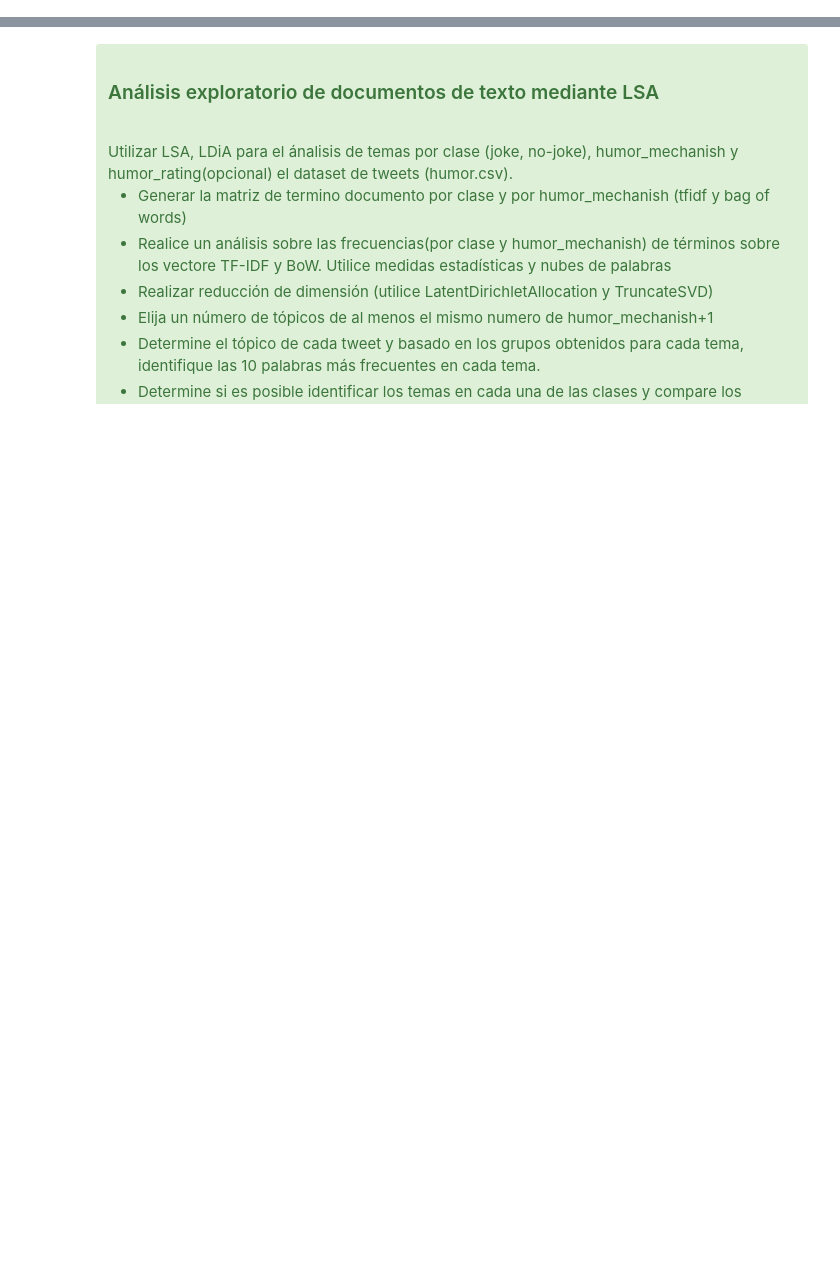
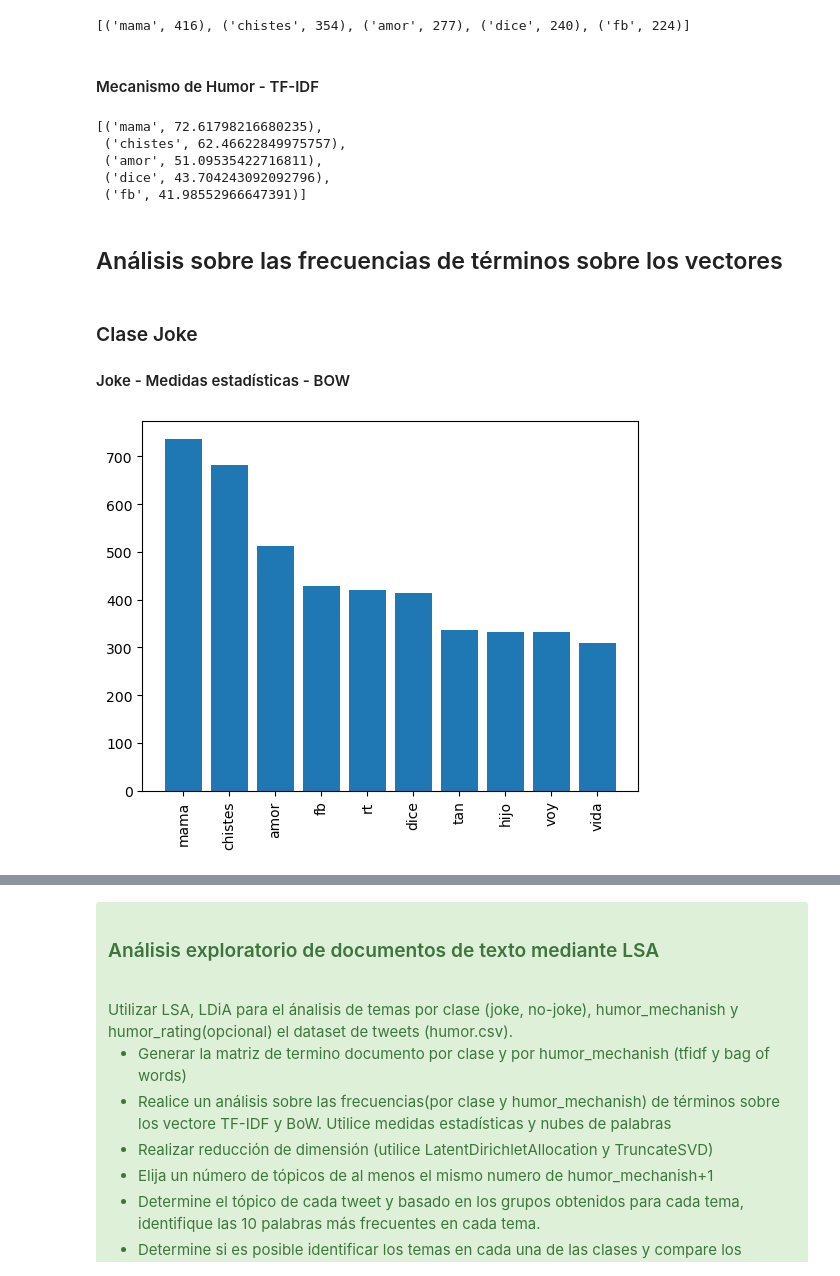
Before and after one commit to trigonocephalus/Master, a Jupyter notebook: INFOTECT/EDA/Análisis exploratorio en colecciones de texto/unidad5/unidad 5 jagc.ipynb, the cells around one changed output, grey strips where cells are left out. Saved outputs shown, nothing was run; the diff lists cells and outputs as text; code cells hidden in the pictures; blank space fills up the shorter version.

```diff
--- a/INFOTECT/EDA/Análisis exploratorio en colecciones de texto/unidad5/unidad 5 jagc.ipynb
+++ b/INFOTECT/EDA/Análisis exploratorio en colecciones de texto/unidad5/unidad 5 jagc.ipynb
@@ -0,0 +22,4 @@
+# %%
+data=pd.read_csv(filepath_or_buffer = "humor.csv",
+                 delimiter = ',',
+                 index_col = 0)
@@ -0,0 +30,2 @@
+# %%
+X_joke =data[data.klass=='joke'].text
@@ -0,0 +34,9 @@
+# %%
+vectorizer = CountVectorizer(tokenizer=my_tokenizer).fit(X_joke)
+bag_of_words = vectorizer.transform(X_joke)
+sum_words = bag_of_words.sum(axis=0)
+words_count_joke_bow = dict([(word, sum_words[0, idx]) for word, idx in vectorizer.vocabulary_.items()])
+words_count_joke_bow = Counter(words_count_joke_bow)
+
+# Veamos el top 5
+words_count_joke_bow.most_common(5)
@@ -0,0 +104,42 @@
+# %%
+vectorizer = CountVectorizer(tokenizer=my_tokenizer).fit(X_mechanism)
+bag_of_words = vectorizer.transform(X_mechanism)
+sum_words=bag_of_words.sum(axis=0)
+words_count_mechanism_bow = dict([(word, sum_words[0, idx]) for word, idx in vectorizer.vocabulary_.items()])
+words_count_mechanism_bow = Counter(words_count_mechanism_bow)
+
+# Veamos el top 5
+words_count_mechanism_bow.most_common(5)
+# %% [output]
+[('mama', 416), ('chistes', 354), ('amor', 277), ('dice', 240), ('fb', 224)]
+# %% [markdown]
+#### Mecanismo de Humor - TF-IDF
+# %%
+vectorizer = TfidfVectorizer(tokenizer=my_tokenizer).fit(X_mechanism)
+bag_of_words = vectorizer.transform(X_mechanism)
+sum_words=bag_of_words.sum(axis=0)
+words_count_mechanism_tf = dict([(word, sum_words[0, idx]) for word, idx in vectorizer.vocabulary_.items()])
+words_count_mechanism_tf = Counter(words_count_mechanism_tf)
+
+# Veamos el top 5
+words_count_mechanism_tf.most_common(5)
+# %% [output]
+[('mama', 72.61798216680235),
+ ('chistes', 62.46622849975757),
+ ('amor', 51.09535422716811),
+ ('dice', 43.704243092092796),
+ ('fb', 41.98552966647391)]
+# %% [markdown]
+## Análisis sobre las frecuencias de términos sobre los vectores
+# %% [markdown]
+### Clase Joke
+
+#### Joke - Medidas estadísticas - BOW
+# %%
+top=10
+top_words = [x[0] for x in words_count_joke_bow.most_common(top)]
+plt.bar(range(top),[x[1] for x in words_count_joke_bow.most_common(top)])
+#Las palabras mas fecuentes en el corpus brown
+plt.xticks(ticks=range(len(top_words)),labels=top_words,rotation='vertical');
+# %% [output]
+[figure, added]
```
Also changed, not shown: parts of 53 cells of this notebook, 5 other files.
